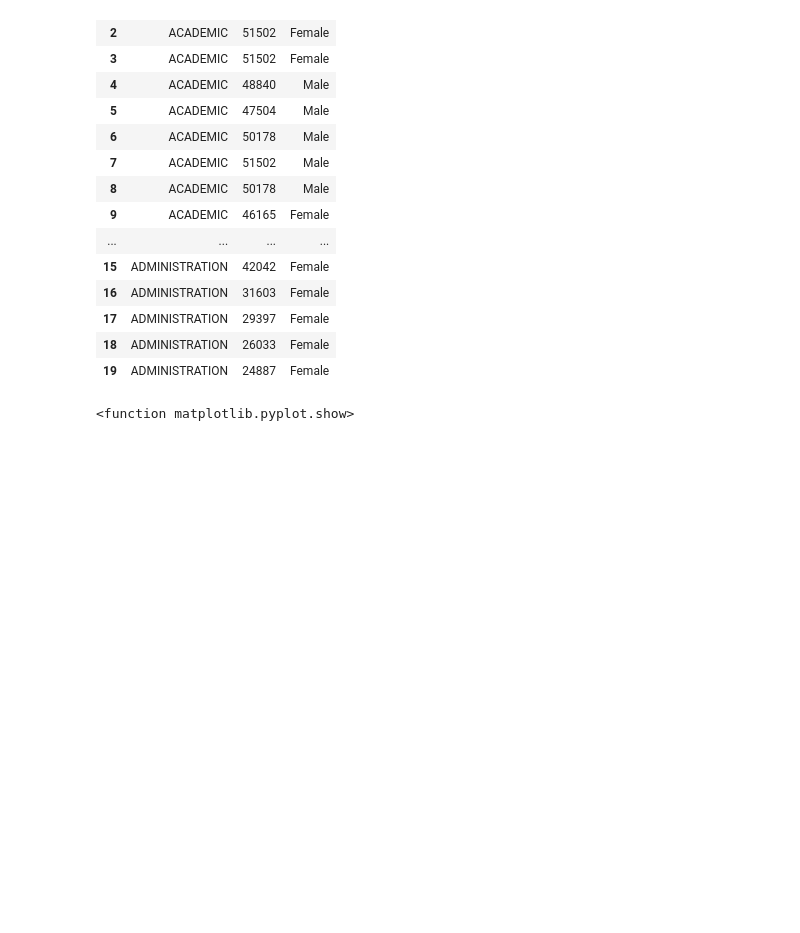
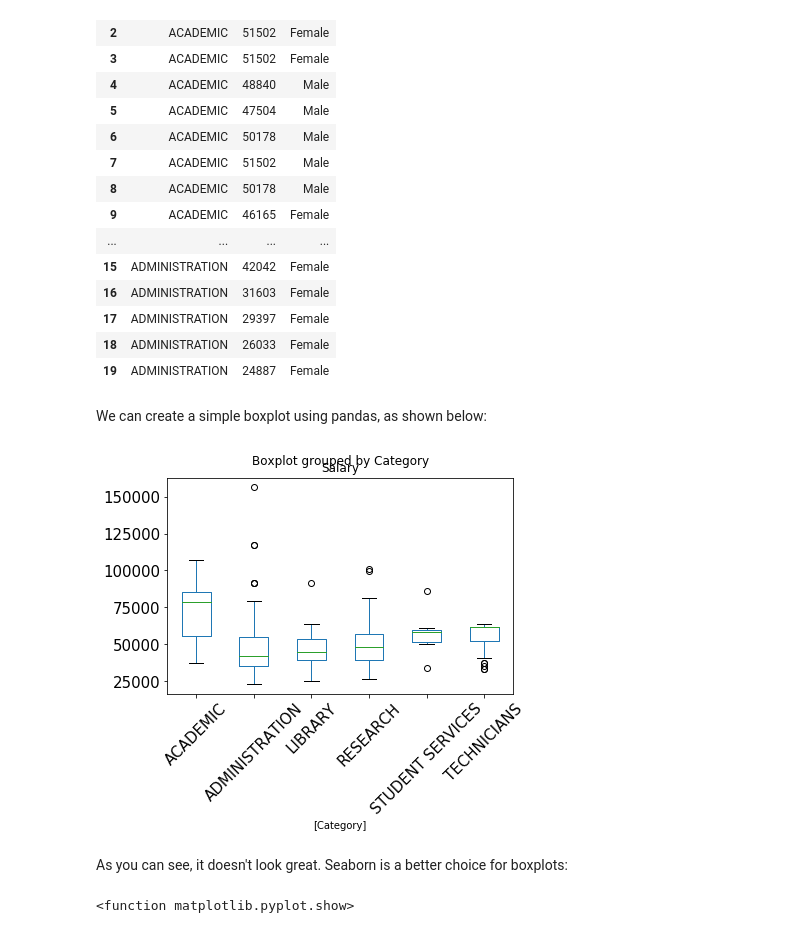
Before and after one commit to paulacduffy/boxplotsproject, a Jupyter notebook: Box Plots & their uses.ipynb, the cells around one changed output. Drawn from its saved outputs; the diff is of its cells as text; code cells hidden in the pictures; blank space fills up the shorter version.

Commit message:
added pandas boxplot

```diff
--- a/Box Plots & their uses.ipynb
+++ b/Box Plots & their uses.ipynb
@@ -43,6 +43,14 @@ ndf.head(n=20)
 | 17 | ADMINISTRATION | 29397 | Female |
 | 18 | ADMINISTRATION | 26033 | Female |
 | 19 | ADMINISTRATION | 24887 | Female |
+# %% [markdown]
+We can create a simple boxplot using pandas, as shown below:
+# %%
+boxplot = ndf.boxplot(by = "Category", grid=False, rot=45, fontsize=15)
+# %% [output]
+[figure, added]
+# %% [markdown]
+As you can see, it doesn't look great. Seaborn is a better choice for boxplots:
 # %%
 %matplotlib inline
 plt.figure(figsize=(25,20))
```
